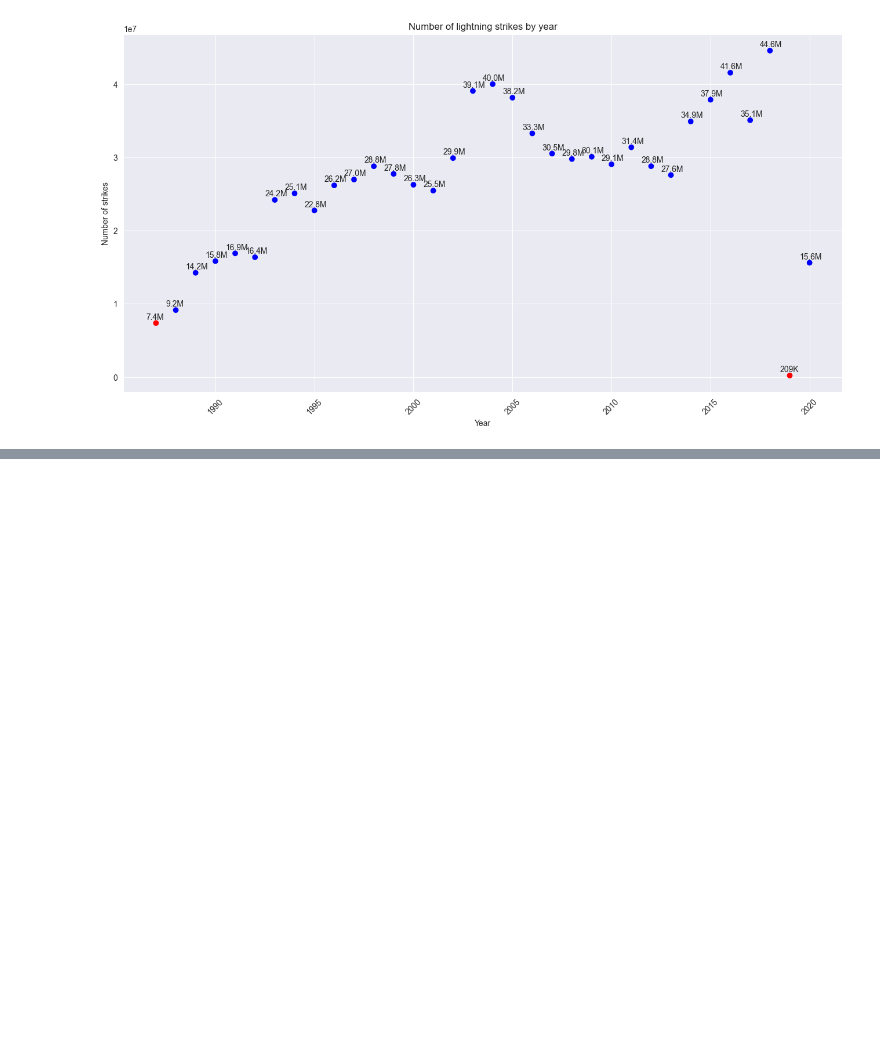
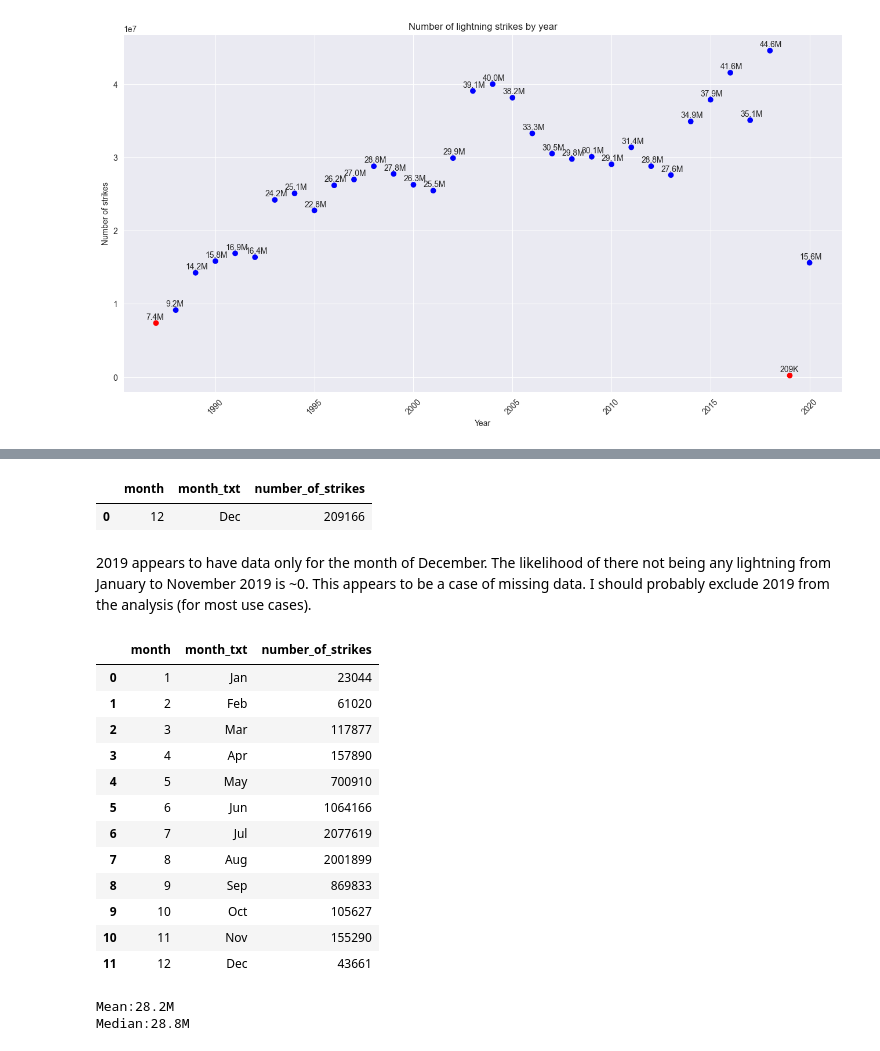
Before and after one commit to yildizramazan/daily-lightning-strikes, a Jupyter notebook: dealing-with-outliers.ipynb, the cells around one changed output, grey strips where cells are left out. Cells and saved outputs as stored; diff of their text form; code cells hidden in the pictures; blank space fills up the shorter version.

```diff
--- a/dealing-with-outliers.ipynb
+++ b/dealing-with-outliers.ipynb
@@ -103,0 +119,45 @@ plt.show()
+# %%
+df_2019['date']= pd.to_datetime(df_2019['date'])
+
+df_2019['month'] = df_2019['date'].dt.month
+df_2019['month_txt'] = df_2019['date'].dt.month_name().str.slice(stop=3)
+
+
+df_2019_by_month = df_2019.groupby(['month','month_txt']).sum(numeric_only=True).sort_values('month', ascending=True).head(12).reset_index()
+df_2019_by_month
+# %% [output]
+|  | month | month_txt | number_of_strikes |
+| 0 | 12 | Dec | 209166 |
+# %% [markdown]
+2019 appears to have data only for the month of December. The likelihood of there not being any lightning from January to November 2019 is ~0. This appears to be a case of missing data. I should probably exclude 2019 from the analysis (for most use cases).
+# %%
+df_1987 = pd.read_csv('eda_outliers_dataset3.csv')
+df_1987['date']= pd.to_datetime(df_1987['date'])
+df_1987['month'] = df_1987['date'].dt.month
+df_1987['month_txt'] = df_1987['date'].dt.month_name().str.slice(stop=3)
+
+
+df_1987_by_month = df_1987.groupby(['month','month_txt']).sum(numeric_only=True).sort_values('month', ascending=True).head(12).reset_index()
+df_1987_by_month
+# %% [output]
+|  | month | month_txt | number_of_strikes |
+| 0 | 1 | Jan | 23044 |
+| 1 | 2 | Feb | 61020 |
+| 2 | 3 | Mar | 117877 |
+| 3 | 4 | Apr | 157890 |
+| 4 | 5 | May | 700910 |
+| 5 | 6 | Jun | 1064166 |
+| 6 | 7 | Jul | 2077619 |
+| 7 | 8 | Aug | 2001899 |
+| 8 | 9 | Sep | 869833 |
+| 9 | 10 | Oct | 105627 |
+| 10 | 11 | Nov | 155290 |
+| 11 | 12 | Dec | 43661 |
+# %%
+df_without_outliers = df[df['number_of_strikes'] >= lower_limit]
+
+print("Mean:" + readable_numbers(np.mean(df_without_outliers['number_of_strikes'])))
+print("Median:" + readable_numbers(np.median(df_without_outliers['number_of_strikes'])))
+# %% [output]
+Mean:28.2M
+Median:28.8M
```
Also changed, not shown: parts of 1 cell of this notebook.
